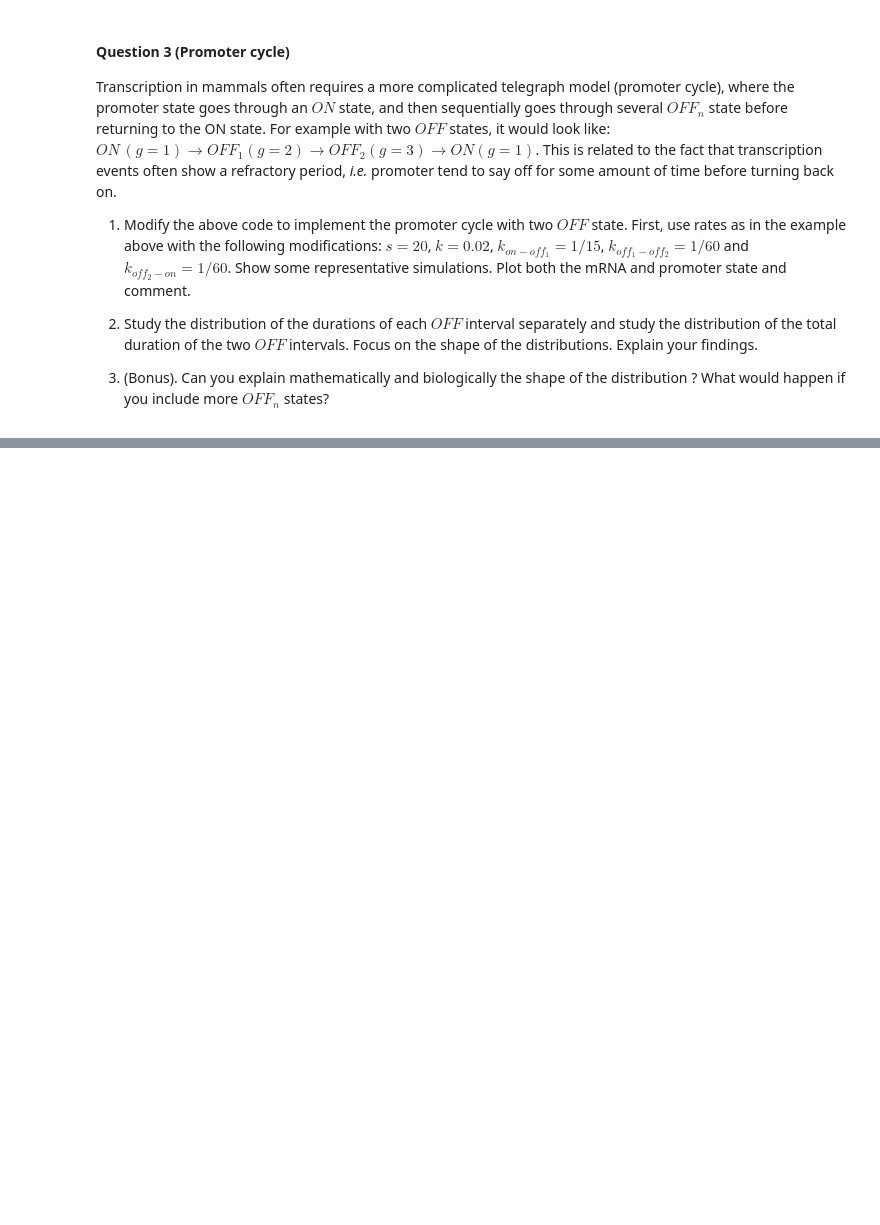
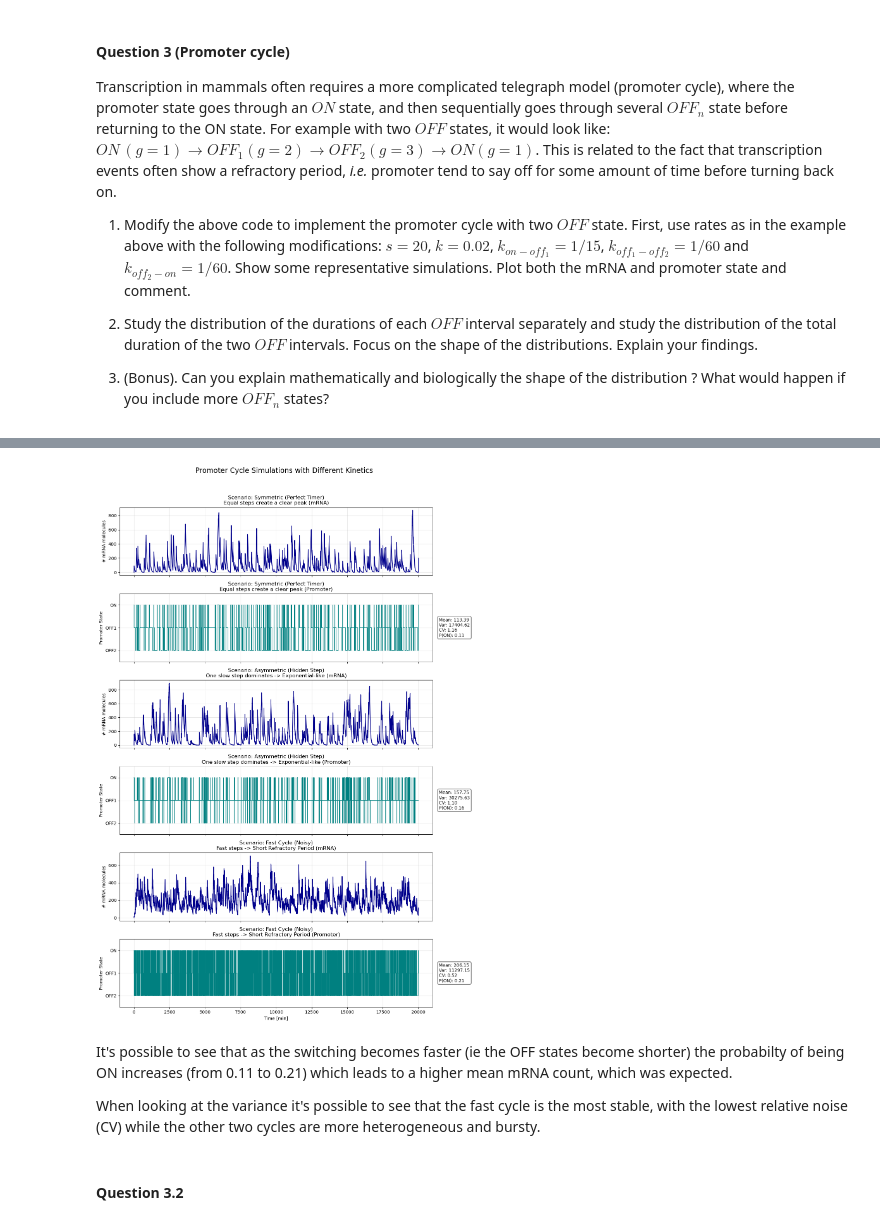
Before and after one commit to AlexiaGiroud/GenomeToFunction-exo3-G22, a Jupyter notebook: Exercise_Week10_11_A_Exercises.ipynb, the cells around one changed output, grey strips where cells are left out. Cells and saved outputs as stored; diff of their text form; code cells hidden in the pictures; blank space fills up the shorter version.

```diff
--- a/Exercise_Week10_11_A_Exercises.ipynb
+++ b/Exercise_Week10_11_A_Exercises.ipynb
@@ -669,0 +693,75 @@ The plot shows bursts of mRNA when the promoter hits state ON; OFF1 and OFF2 dur
+# %%
+# Other scenarios to explore
+scenarios = [
+    {
+        "name": "Symmetric (Perfect Timer)\nEqual steps create a clear peak",
+        "params": [20, 0.02, 1/15, 1/60, 1/60]
+    },
+    {
+        "name": "Asymmetric (Hidden Step)\nOne slow step dominates -> Exponential-like",
+        "params": [20, 0.02, 1/15, 1/100, 1.0] # OFF1->OFF2 is slow, OFF2->ON is instant
+    },
+    {
+        "name": "Fast Cycle (Noisy)\nFast steps -> Short Refractory Period",
+        "params": [20, 0.02, 1/5, 1/10, 1/10] # Fast switching
+    }
+]
+# %%
+# Run all scenarios and plot in one figure with 6 subplots (6 rows x 1 column)
+fig, axs = plt.subplots(6, 1, figsize=(12, 18), sharex=True)
+
+for i, scenario in enumerate(scenarios):
+    s, k, k_1to2, k_2to3, k_3to1 = scenario["params"]
+
+    # Run simulation
+    n_traj, g_traj, t_traj, durations = run_gillespie_promoter_cycle(n0, g0, scenario["params"], t_end, DT)
+
+    # Calculate Stats
+    n_arr = np.array(n_traj)
+    p_on = np.mean([1 if gg==1 else 0 for gg in g_traj])
+    mean_n = n_arr.mean() if n_arr.size>0 else 0.0
+    var_n = n_arr.var() if n_arr.size>0 else 0.0
+    cv_n = np.sqrt(var_n)/mean_n if mean_n>0 else np.nan
+
+    # Plot mRNA trace (Top subplot for this scenario)
+    # Scenario 1: rows 0,1. Scenario 2: rows 2,3. Scenario 3: rows 4,5.
+    ax_mrna = axs[2*i]
+    ax_mrna.plot(t_traj, n_traj, color='darkblue', label='mRNA')
+    ax_mrna.set_ylabel('# mRNA molecules')
+    ax_mrna.set_title(f"Scenario: {scenario['name']} (mRNA)")
+    ax_mrna.grid(True, alpha=0.3)
+
+    # Plot Promoter State (Bottom subplot for this scenario)
+    ax_prom = axs[2*i+1]
+    ax_prom.step(t_traj, g_traj, where='post', color='teal', lw=1, label='Promoter State')
+    ax_prom.set_yticks([1, 2, 3])
+    ax_prom.set_yticklabels(['ON', 'OFF1', 'OFF2'])
+    ax_prom.set_ylabel('Promoter State')
+    ax_prom.set_ylim(0.5, 3.5)
+    ax_prom.invert_yaxis()
+    ax_prom.set_title(f"Scenario: {scenario['name']} (Promoter)")
+    ax_prom.grid(True, alpha=0.3)
+
+    # Add statistics text box to the right of the promoter plot
+    stats_text = (
+        f"Mean: {mean_n:.2f}\n"
+        f"Var: {var_n:.2f}\n"
+        f"CV: {cv_n:.2f}\n"
+        f"P(ON): {p_on:.2f}"
+    )
+    # Place text box in upper right of the promoter plot
+    ax_prom.text(1.02, 0.5, stats_text, transform=ax_prom.transAxes,
+                verticalalignment='center', bbox=dict(boxstyle='round', facecolor='white', alpha=0.8))
+
+axs[-1].set_xlabel('Time [min]')
+plt.suptitle('Promoter Cycle Simulations with Different Kinetics', fontsize=16)
+plt.tight_layout(rect=[0, 0, 1, 0.96])
+plt.show()
+# %% [output]
+[figure, added]
+# %% [markdown]
+It's possible to see that as the switching becomes faster (ie the OFF states become shorter) the probabilty of being ON increases (from 0.11 to 0.21) which leads to a higher mean mRNA count, which was expected.
+
+When looking at the variance it's possible to see that the fast cycle is the most stable, with the lowest relative noise (CV) while the other two cycles are more heterogeneous and bursty.
+# %% [markdown]
+#### Question 3.2
```
Also changed, not shown: parts of 22 cells of this notebook.
